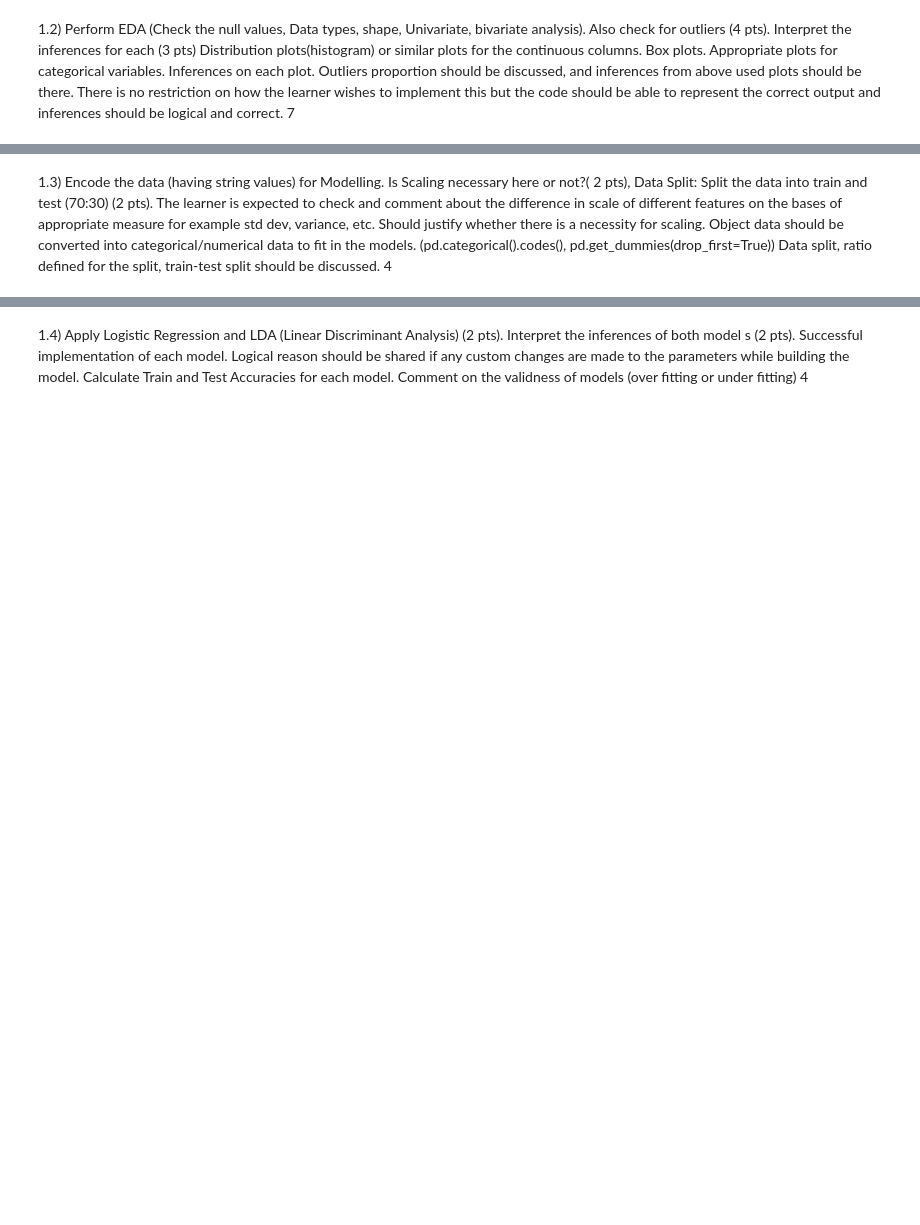
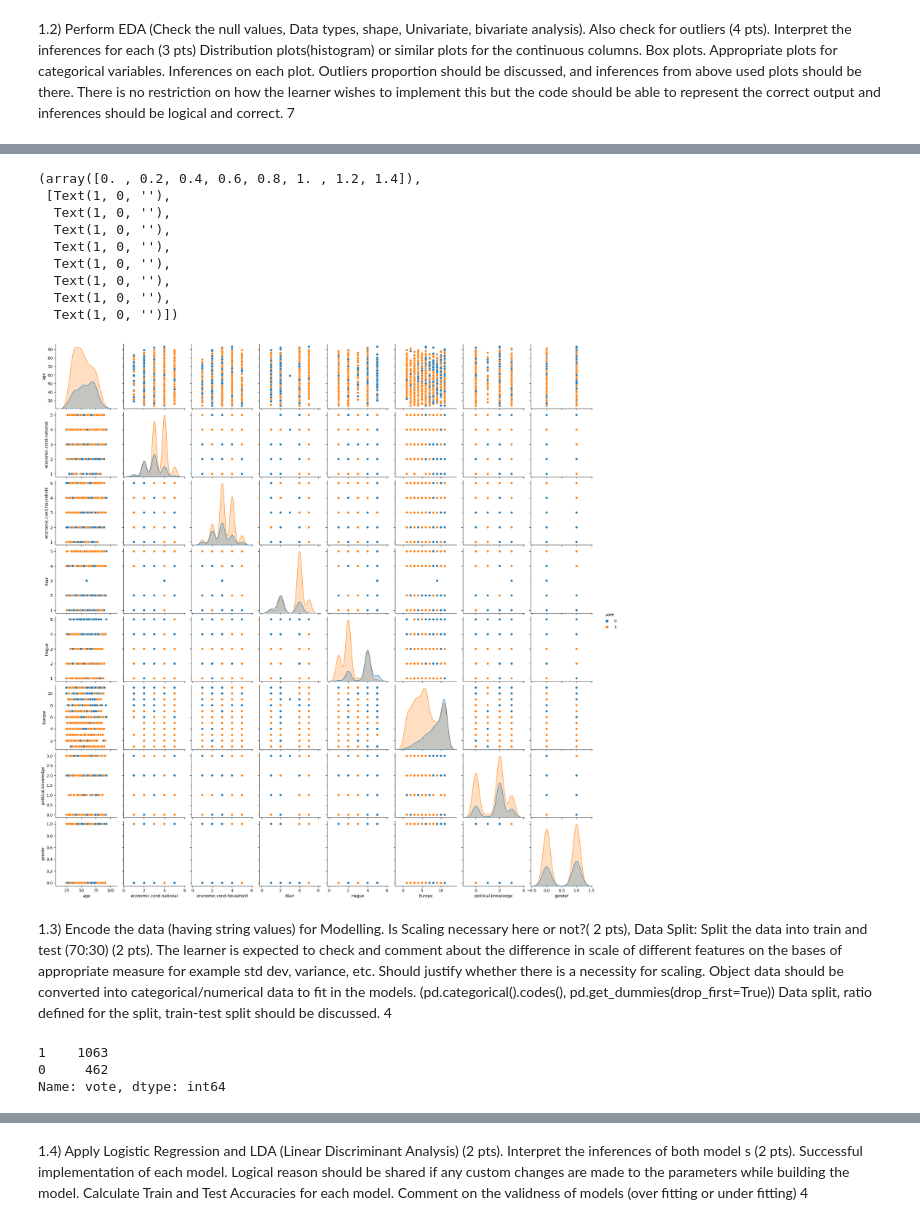
Before and after one commit to Tech4-Good/Step01_Learning, a Jupyter notebook: 00_all/GL/06 Machine Learning/Final/Lavanya_Sreeram_29_05_2023.ipynb, the cells around one changed output, grey strips where cells are left out. Cells and saved outputs as stored; diff of their text form; code cells hidden in the pictures; blank space fills up the shorter version.

```diff
--- a/00_all/GL/06 Machine Learning/Final/Lavanya_Sreeram_29_05_2023.ipynb
+++ b/00_all/GL/06 Machine Learning/Final/Lavanya_Sreeram_29_05_2023.ipynb
@@ -9,3 +192,29 @@
+# %%
+## We are coding up the 'gender' variable in #female as 1, male 0
+df['gender']=np.where(df['gender'] =='female', '1', df['gender'])
+df['gender']=np.where(df['gender'] =='male', '0', df['gender'])
+df['gender'] = df['gender'].astype('int64')
+# %%
+sns.pairplot(df, hue='vote', diag_kind='kde');
+plt.xticks(fontsize=12)
+plt.yticks(fontsize=12)
+# %% [output]
+(array([0. , 0.2, 0.4, 0.6, 0.8, 1. , 1.2, 1.4]),
+ [Text(1, 0, ''),
+  Text(1, 0, ''),
+  Text(1, 0, ''),
+  Text(1, 0, ''),
+  Text(1, 0, ''),
+  Text(1, 0, ''),
+  Text(1, 0, ''),
+  Text(1, 0, '')])
+[figure, added]
 # %% [markdown]
 1.3) Encode the data (having string values) for Modelling. Is Scaling necessary here or not?( 2 pts), Data Split: Split the data into train and test (70:30) (2 pts). The learner is expected to check and comment about the difference in scale of different features on the bases of appropriate measure for example std dev, variance, etc. Should justify whether there is a necessity for scaling. Object data should be converted into categorical/numerical data to fit in the models. (pd.categorical().codes(), pd.get_dummies(drop_first=True)) Data split, ratio defined for the split, train-test split should be discussed.
 4
+# %%
+df['vote'].value_counts()
+# %% [output]
+1    1063
+0     462
+Name: vote, dtype: int64
```
Also changed, not shown: parts of 49 cells of this notebook, 1 other file.
